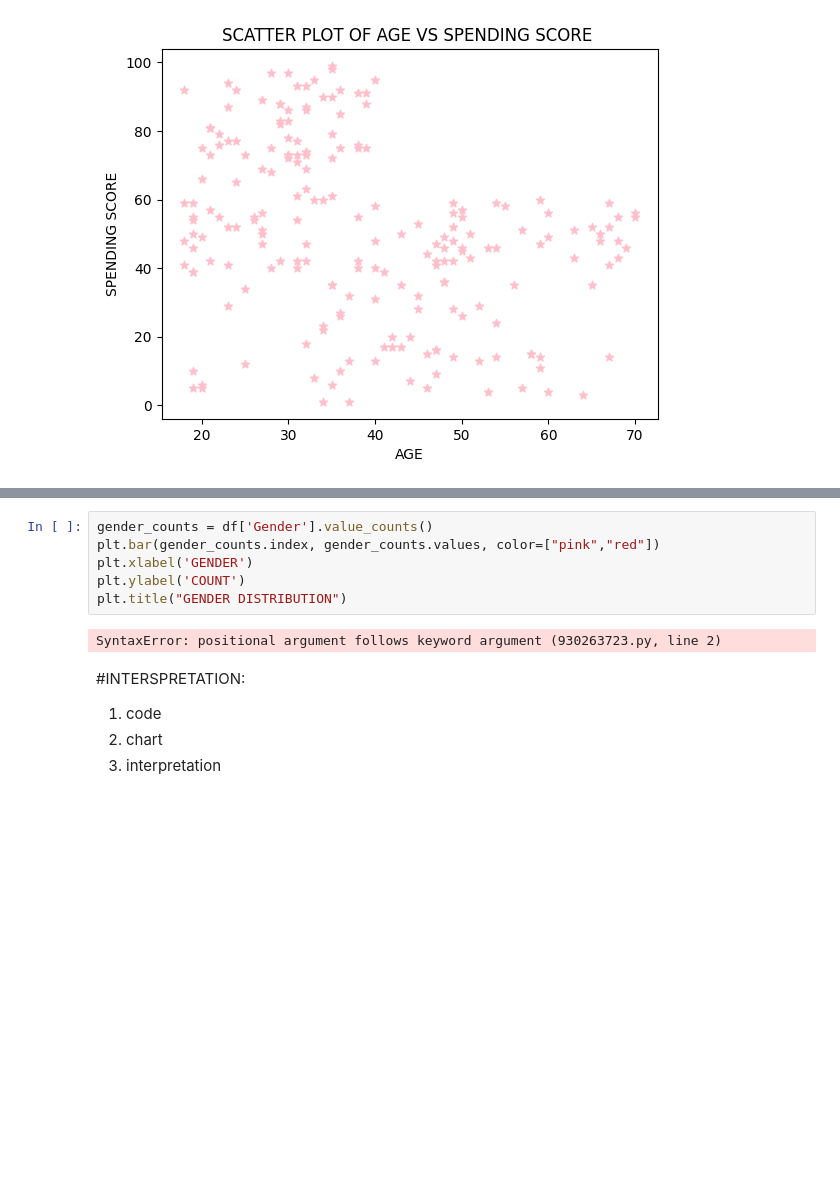
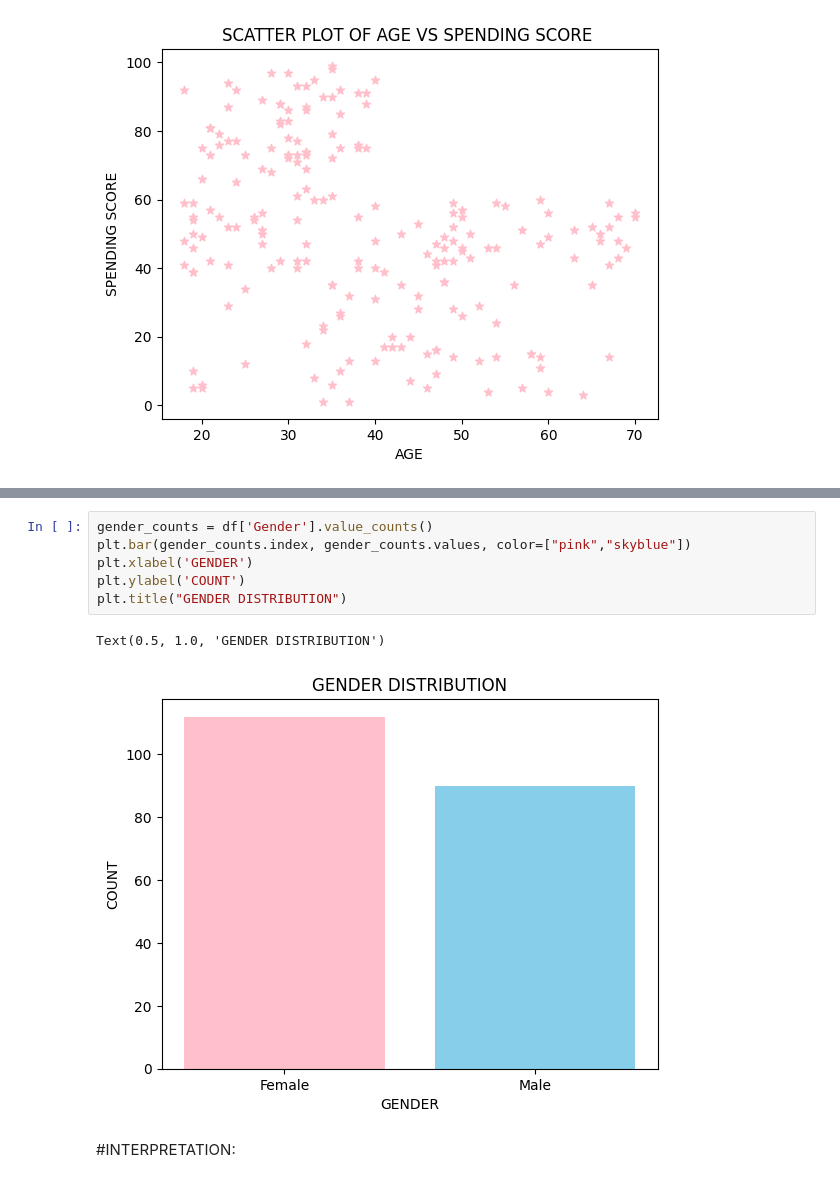
Before and after one commit to pradeekamanickam/datascience, a Jupyter notebook: data_visualisation_task(2).ipynb, the cells around one changed output, grey strips where cells are left out. Drawn from its saved outputs; the diff is of its cells as text; blank space fills up the shorter version.

```diff
--- a/data_visualisation_task(2).ipynb
+++ b/data_visualisation_task(2).ipynb
@@ -85,14 +101,11 @@ Text(0.5, 1.0, 'SCATTER PLOT OF AGE VS SPENDING SCORE ')
 # %%
 gender_counts = df['Gender'].value_counts()
-plt.bar(gender_counts.index, gender_counts.values, color=["pink","red"])
+plt.bar(gender_counts.index, gender_counts.values, color=["pink","skyblue"])
 plt.xlabel('GENDER')
 plt.ylabel('COUNT')
 plt.title("GENDER DISTRIBUTION")
 # %% [output]
-SyntaxError: positional argument follows keyword argument (930263723.py, line 2)
+Text(0.5, 1.0, 'GENDER DISTRIBUTION')
+[figure, added]
-# %% [markdown]
-#INTERSPRETATION:
-
-1.   code
-2.   chart
-3.   interpretation
+# %% [markdown]
+#INTERPRETATION:
```
Also changed, not shown: parts of 7 cells of this notebook.
